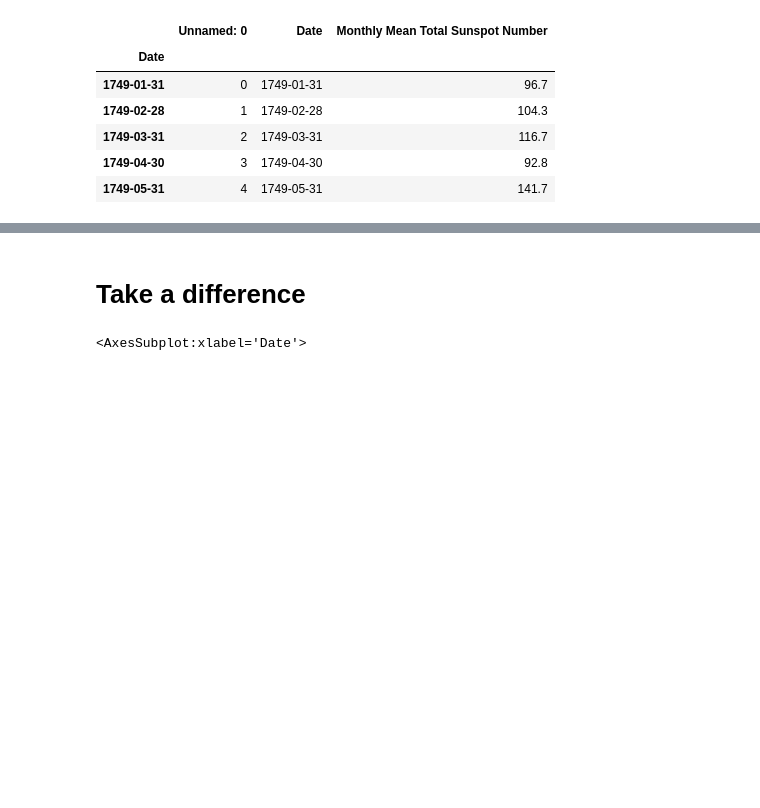
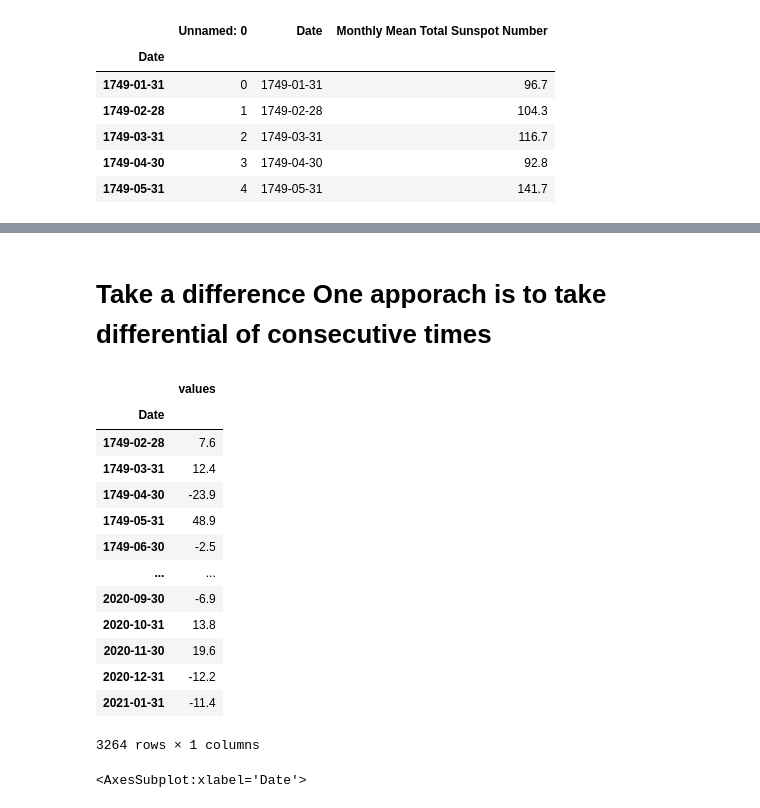
Before and after one commit to Subroy1/MSAI_AllPracticeModules, a Jupyter notebook: Module 10/week10_video3_autocorrelations_filled.ipynb, the cells around one changed output, grey strips where cells are left out. Drawn from its saved outputs; the diff is of its cells as text; code cells hidden in the pictures; blank space fills up the shorter version.

```diff
--- a/Module 10/week10_video3_autocorrelations_filled.ipynb
+++ b/Module 10/week10_video3_autocorrelations_filled.ipynb
@@ -134,7 +182,23 @@ plt.show()
 # %% [markdown]
-# Take a difference
+# Take a difference One apporach  is to take differential of consecutive times
 # %%
 diff_sunspots = sunspots.diff().dropna()
+diff_sunspots
+# %% [output]
+|  | values |
+| Date |  |
+| 1749-02-28 | 7.6 |
+| 1749-03-31 | 12.4 |
+| 1749-04-30 | -23.9 |
+| 1749-05-31 | 48.9 |
+| 1749-06-30 | -2.5 |
+| ... | ... |
+| 2020-09-30 | -6.9 |
+| 2020-10-31 | 13.8 |
+| 2020-11-30 | 19.6 |
+| 2020-12-31 | -12.2 |
+| 2021-01-31 | -11.4 |
+3264 rows × 1 columns
 # %%
 diff_sunspots.plot(figsize=(16,4))
 # %% [output]
```
Also changed, not shown: parts of 17 cells of this notebook.
